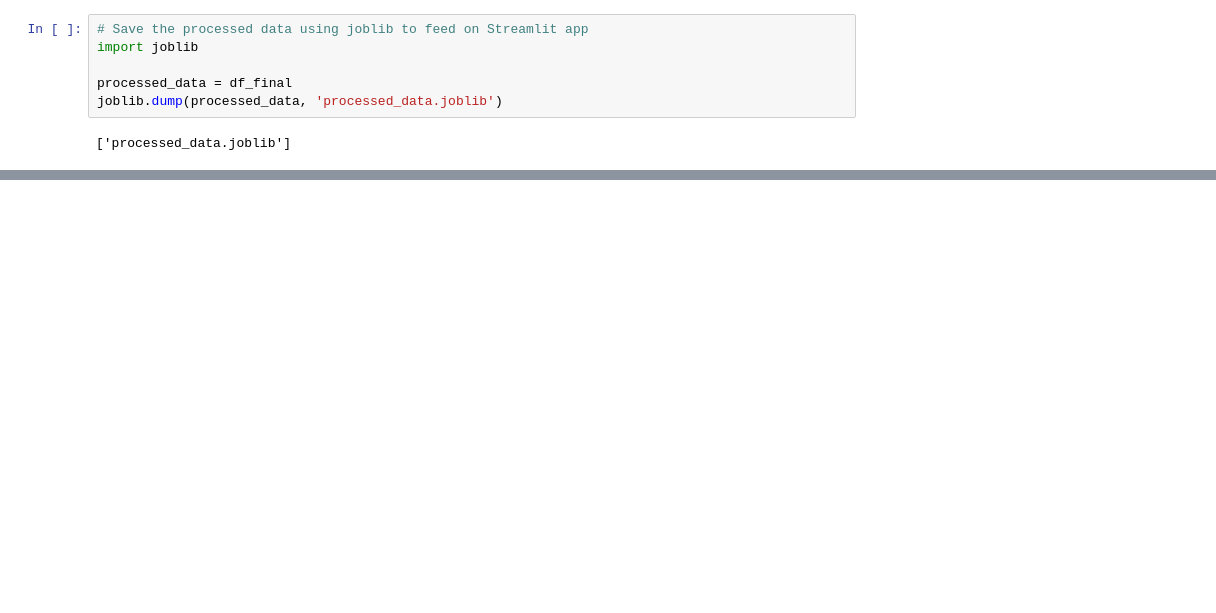
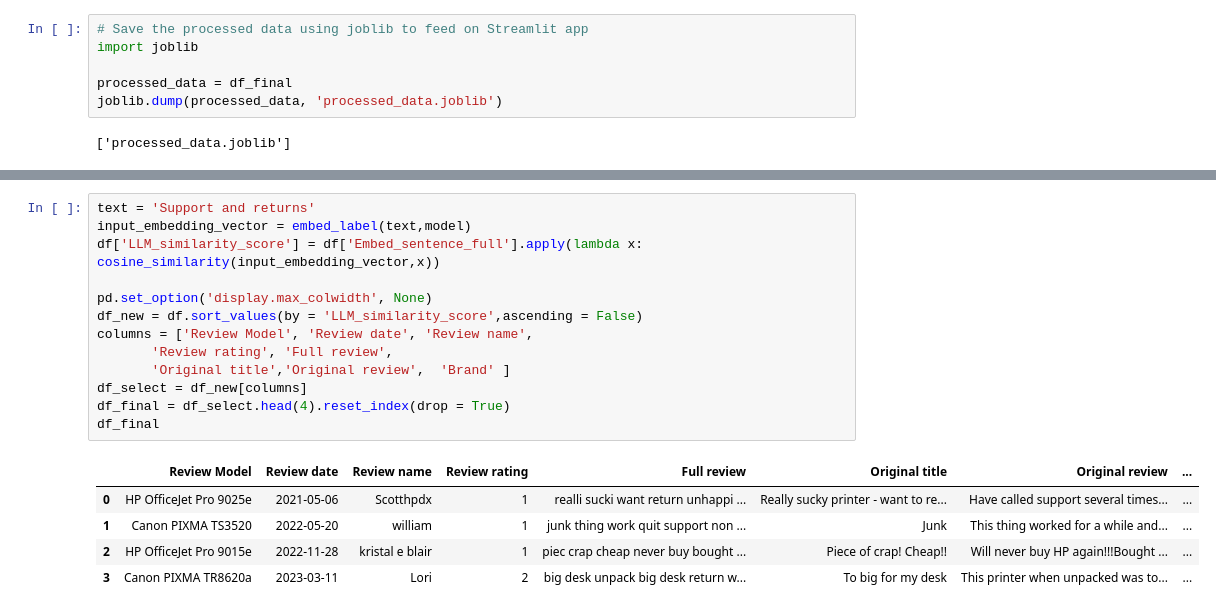
Before and after one commit to peacetay/CustomerProductReviews, a Jupyter notebook: 6.Document retrieval processed-update.ipynb, the cells around one changed output, grey strips where cells are left out. Drawn from its saved outputs; the diff is of its cells as text; blank space fills up the shorter version.

```diff
--- a/6.Document retrieval processed-update.ipynb
+++ b/6.Document retrieval processed-update.ipynb
@@ -554,0 +419,19 @@ df_phrase
+# %%
+text = 'Support and returns'
+input_embedding_vector = embed_label(text,model)
+df['LLM_similarity_score'] = df['Embed_sentence_full'].apply(lambda x: cosine_similarity(input_embedding_vector,x))
+
+pd.set_option('display.max_colwidth', None)
+df_new = df.sort_values(by = 'LLM_similarity_score',ascending = False)
+columns = ['Review Model', 'Review date', 'Review name',
+       'Review rating', 'Full review',
+       'Original title','Original review',  'Brand' ]
+df_select = df_new[columns]
+df_final = df_select.head(4).reset_index(drop = True)
+df_final
+# %% [output]
+|  | Review Model | Review date | Review name | Review rating | Full review | Original title | Original review | ... |
+| 0 | HP OfficeJet Pro 9025e | 2021-05-06 | Scotthpdx | 1 | realli sucki want return unhappi ... | Really sucky printer - want to re... | Have called support several times... | ... |
+| 1 | Canon PIXMA TS3520 | 2022-05-20 | william | 1 | junk thing work quit support non ... | Junk | This thing worked for a while and... | ... |
+| 2 | HP OfficeJet Pro 9015e | 2022-11-28 | kristal e blair | 1 | piec crap cheap never buy bought ... | Piece of crap! Cheap!! | Will never buy HP again!!!Bought ... | ... |
+| 3 | Canon PIXMA TR8620a | 2023-03-11 | Lori | 2 | big desk unpack big desk return w... | To big for my desk | This printer when unpacked was to... | ... |
```
Also changed, not shown: parts of 27 cells of this notebook.
